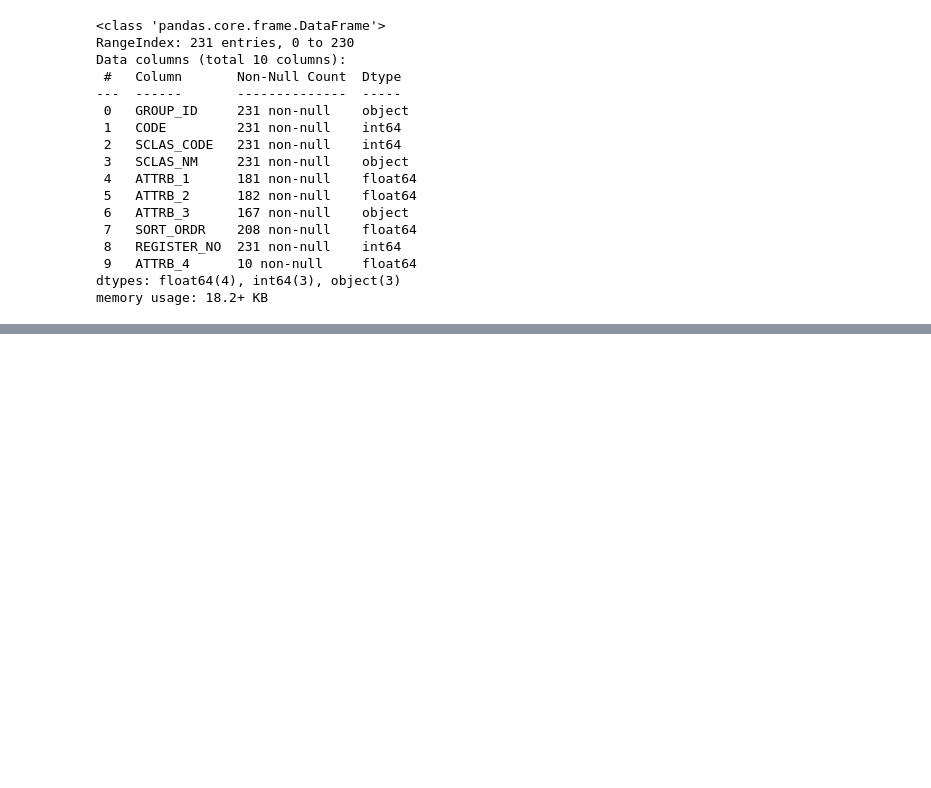
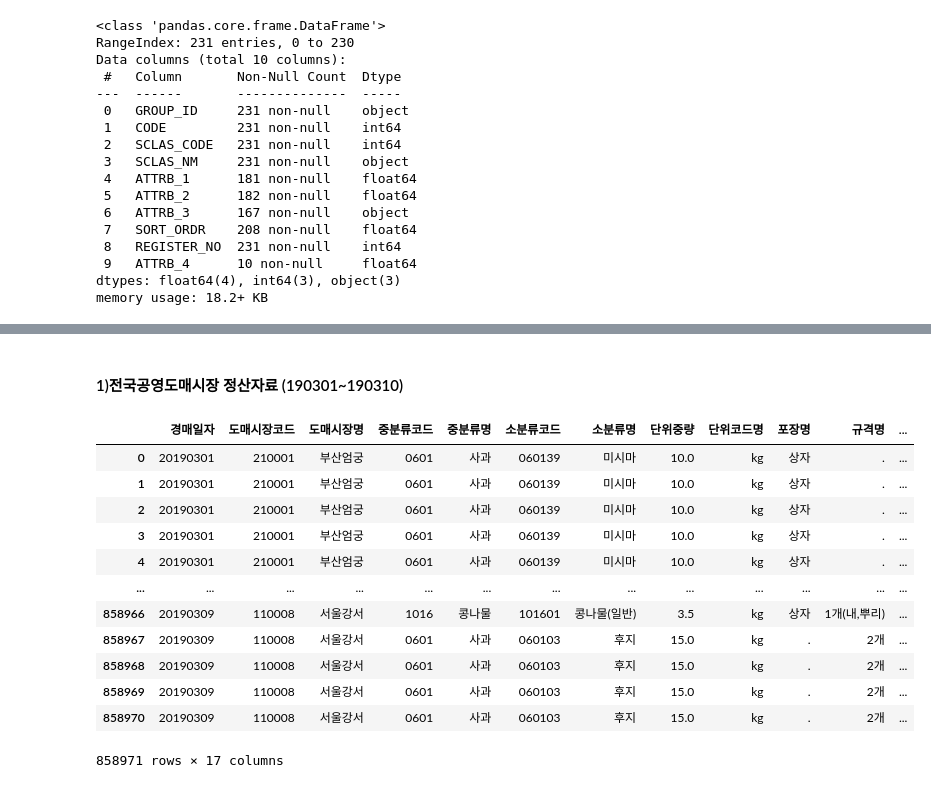
Before and after one commit to leenago/Projects, a Jupyter notebook: Agrifood/Agrifood_데이터확인하기.ipynb, the cells around one changed output, grey strips where cells are left out. Drawn from its saved outputs; the diff is of its cells as text; code cells hidden in the pictures; blank space fills up the shorter version.

```diff
--- a/Agrifood/Agrifood_데이터확인하기.ipynb
+++ b/Agrifood/Agrifood_데이터확인하기.ipynb
@@ -451,0 +546,19 @@ memory usage: 18.2+ KB
+# %% [markdown]
+#### 1)전국공영도매시장 정산자료 (190301~190310)
+# %%
+df = pd.read_excel('전국공영도매시장 정산자료_190301~190310.xlsx')
+df
+# %% [output]
+|  | 경매일자 | 도매시장코드 | 도매시장명 | 중분류코드 | 중분류명 | 소분류코드 | 소분류명 | 단위중량 | 단위코드명 | 포장명 | 규격명 | ... |
+| 0 | 20190301 | 210001 | 부산엄궁 | 0601 | 사과 | 060139 | 미시마 | 10.0 | kg | 상자 | . | ... |
+| 1 | 20190301 | 210001 | 부산엄궁 | 0601 | 사과 | 060139 | 미시마 | 10.0 | kg | 상자 | . | ... |
+| 2 | 20190301 | 210001 | 부산엄궁 | 0601 | 사과 | 060139 | 미시마 | 10.0 | kg | 상자 | . | ... |
+| 3 | 20190301 | 210001 | 부산엄궁 | 0601 | 사과 | 060139 | 미시마 | 10.0 | kg | 상자 | . | ... |
+| 4 | 20190301 | 210001 | 부산엄궁 | 0601 | 사과 | 060139 | 미시마 | 10.0 | kg | 상자 | . | ... |
+| ... | ... | ... | ... | ... | ... | ... | ... | ... | ... | ... | ... | ... |
+| 858966 | 20190309 | 110008 | 서울강서 | 1016 | 콩나물 | 101601 | 콩나물(일반) | 3.5 | kg | 상자 | 1개(내,뿌리) | ... |
+| 858967 | 20190309 | 110008 | 서울강서 | 0601 | 사과 | 060103 | 후지 | 15.0 | kg | . | 2개 | ... |
+| 858968 | 20190309 | 110008 | 서울강서 | 0601 | 사과 | 060103 | 후지 | 15.0 | kg | . | 2개 | ... |
+| 858969 | 20190309 | 110008 | 서울강서 | 0601 | 사과 | 060103 | 후지 | 15.0 | kg | . | 2개 | ... |
+| 858970 | 20190309 | 110008 | 서울강서 | 0601 | 사과 | 060103 | 후지 | 15.0 | kg | . | 2개 | ... |
+858971 rows × 17 columns
```
Also changed, not shown: parts of 53 cells of this notebook.
